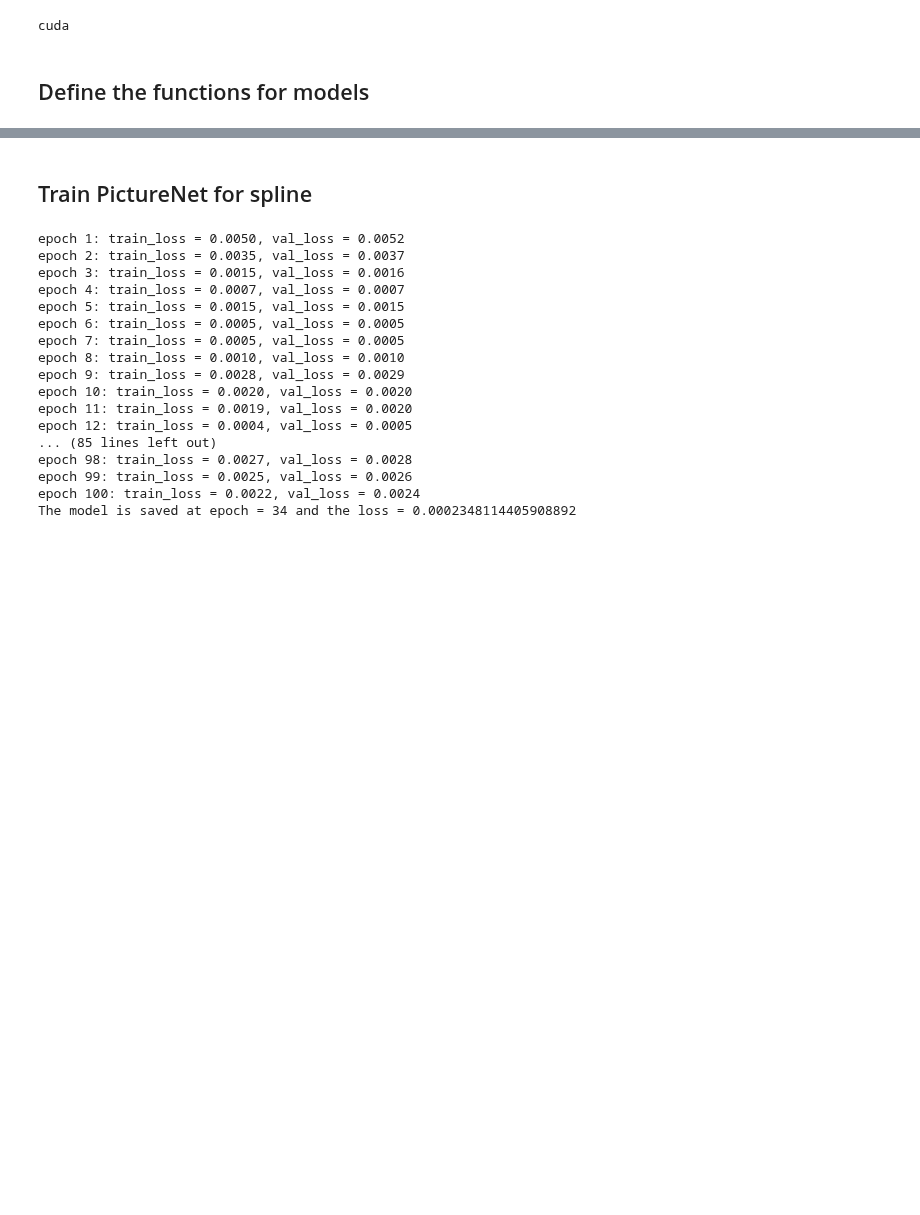
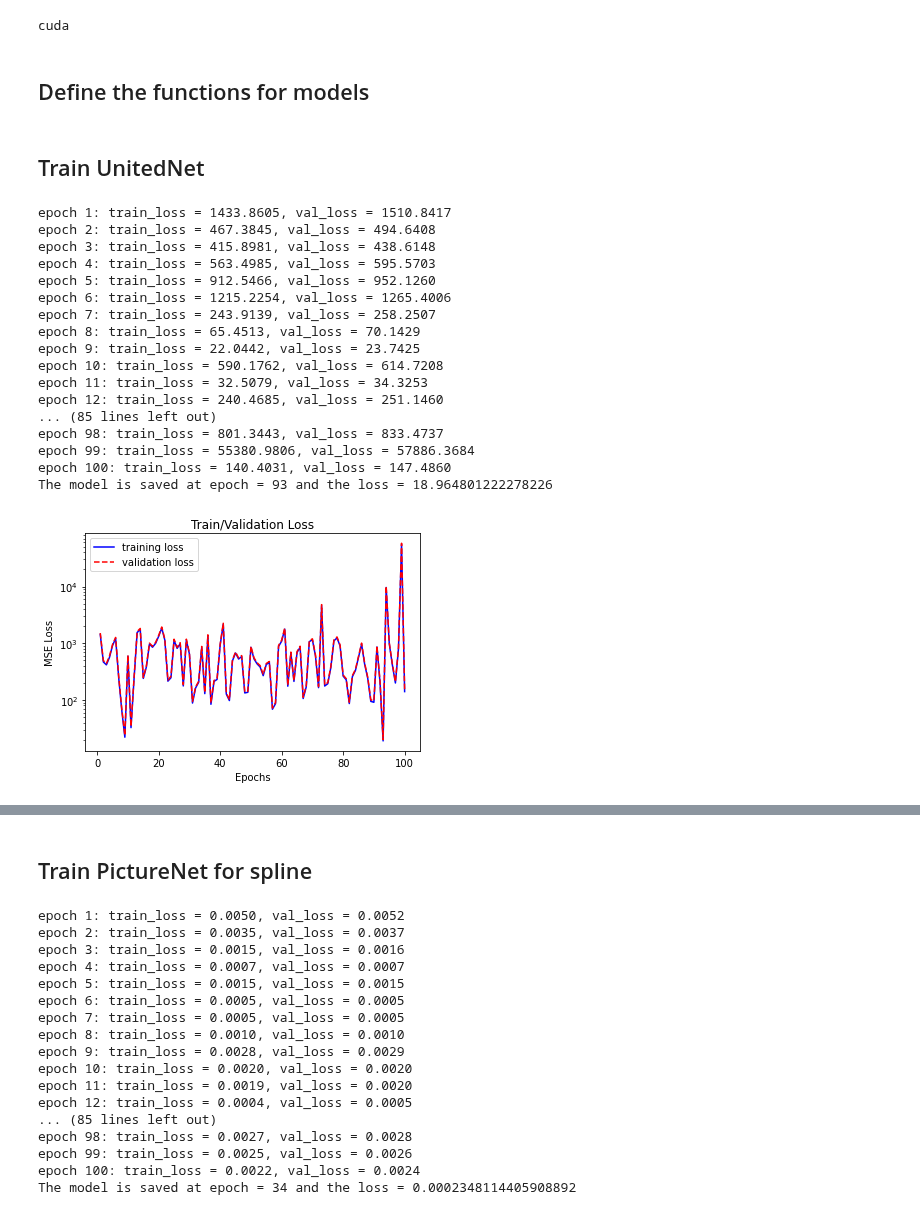
Before and after one commit to ShaoKAi100812/Pendant_Drop_Tensiometry_Prediction, a Jupyter notebook: main_augmentation.ipynb, the cells around one changed output, grey strips where cells are left out. Saved outputs shown, nothing was run; the diff lists cells and outputs as text; code cells hidden in the pictures; blank space fills up the shorter version.

```diff
--- a/main_augmentation.ipynb
+++ b/main_augmentation.ipynb
@@ -305,0 +308,12 @@ print(len(train_x_pic_augmentation), len(train_y_pic_augmentation), len(val_x_pi
+# %%
+# converting the list to numpy array
+train_x_one = np.array(train_img)
+train_y_one = data_image_augmentation.iloc[0:,0:2].values
+
+train_x_one, train_y_one, val_x_one, val_y_one, test_x_one, test_y_one = \
+    split_n_transfer(train_x_one, train_y_one)
+
+train_x_one, train_y_one, val_x_one, val_y_one, test_x_one, test_y_one = \
+    batch_all(train_x_one, train_y_one, val_x_one, val_y_one, test_x_one, test_y_one)
+
+print(len(train_x_one), len(train_y_one), len(val_x_one), len(val_y_one), len(test_x_one), len(test_y_one))
@@ -455,0 +514,29 @@ def train_picture(model, optimizer, epochs=1):
+# %% [markdown]
+## Train UnitedNet
+# %%
+learning_rate = 1e-3
+
+model_one = UnitedNet()
+optimizer = optim.Adam(model_one.parameters(), lr=learning_rate)
+epoch = 100
+
+train_united(model_one, optimizer, epoch)
+# %% [output]
+epoch 1: train_loss = 1433.8605, val_loss = 1510.8417
+epoch 2: train_loss = 467.3845, val_loss = 494.6408
+epoch 3: train_loss = 415.8981, val_loss = 438.6148
+epoch 4: train_loss = 563.4985, val_loss = 595.5703
+epoch 5: train_loss = 912.5466, val_loss = 952.1260
+epoch 6: train_loss = 1215.2254, val_loss = 1265.4006
+epoch 7: train_loss = 243.9139, val_loss = 258.2507
+epoch 8: train_loss = 65.4513, val_loss = 70.1429
+epoch 9: train_loss = 22.0442, val_loss = 23.7425
+epoch 10: train_loss = 590.1762, val_loss = 614.7208
+epoch 11: train_loss = 32.5079, val_loss = 34.3253
+epoch 12: train_loss = 240.4685, val_loss = 251.1460
+... (85 lines left out)
+epoch 98: train_loss = 801.3443, val_loss = 833.4737
+epoch 99: train_loss = 55380.9806, val_loss = 57886.3684
+epoch 100: train_loss = 140.4031, val_loss = 147.4860
+The model is saved at epoch = 93 and the loss = 18.964801222278226
+[figure, added]
```
Also changed, not shown: parts of 13 cells of this notebook.
